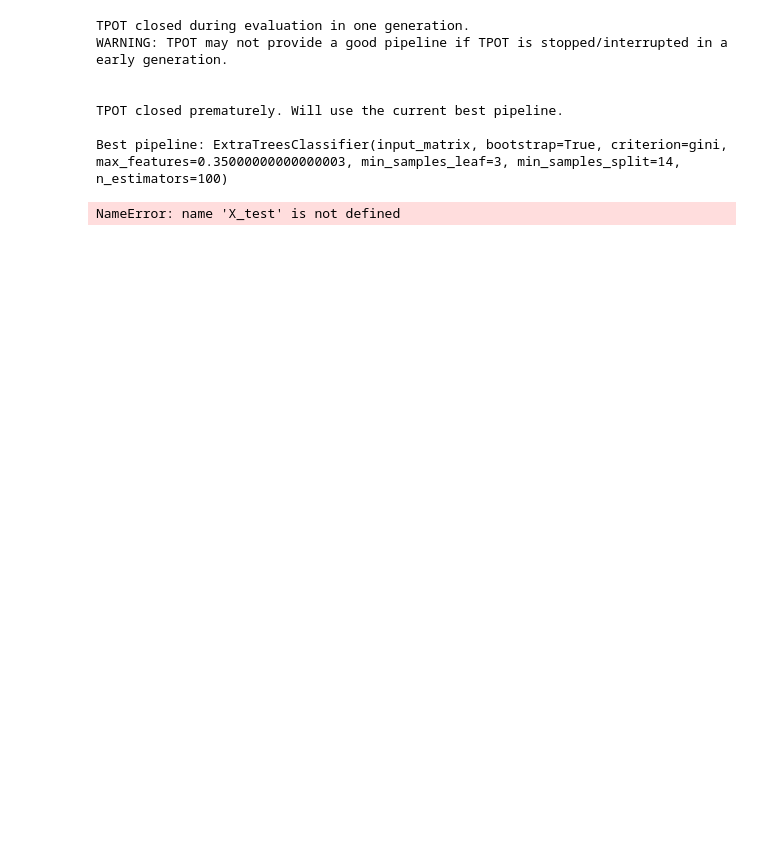
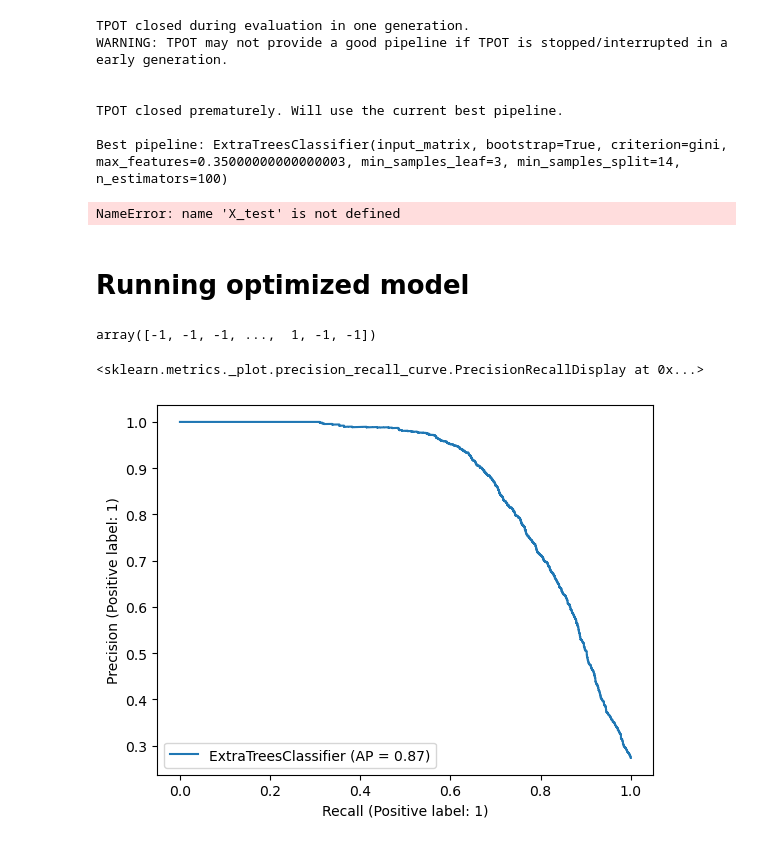
Before and after one commit to marcottelab/leca-proteomics, a Jupyter notebook: notebooks/test_tpot.ipynb, the cells around one changed output. Drawn from its saved outputs; the diff is of its cells as text; code cells hidden in the pictures; blank space fills up the shorter version.

```diff
--- a/notebooks/test_tpot.ipynb
+++ b/notebooks/test_tpot.ipynb
@@ -71,8 +73,18 @@ idx
 # %% [output]
 <generator object BaseShuffleSplit.split at 0x...>
 # %%
-for train_idx, test_idx in gss.split(X, y, groups):
+for test_idx, train_idx in gss.split(X, y, groups):
     X_train = X[train_idx]
     y_train = y[train_idx]
     X_test = X[test_idx]
     y_test = y[test_idx]
+
+# check split & label balance
+label, counts = np.unique(y_train, return_counts=True)
+label_counts_train = dict(zip(label, counts))
+label, counts = np.unique(y_test, return_counts=True)
+label_counts_test = dict(zip(label, counts))
+print(f'# train PPIs = {len(X_train)}')
+print(f' --> +/- label balance: {label_counts_train}')
+print(f'# test PPIs = {len(X_test)}')
+print(f' --> +/- label balance: {label_counts_test}')
@@ -93,3 +112,25 @@ TPOT closed prematurely. Will use the current best pipeline.
 
 Best pipeline: ExtraTreesClassifier(input_matrix, bootstrap=True, criterion=gini, max_features=0.35000000000000003, min_samples_leaf=3, min_samples_split=14, n_estimators=100)
 NameError: name 'X_test' is not defined
+# %% [markdown]
+# Running optimized model
+# %%
+clf = ExtraTreesClassifier(bootstrap=True,
+                           criterion="gini",
+                           max_features=0.7,
+                           min_samples_leaf=3,
+                           min_samples_split=14,
+                           n_estimators=100,
+                           n_jobs=8,
+                           random_state=13)
+# %%
+clf.fit(X_train, y_train)
+clf.predict(X_test)
+# %% [output]
+array([-1, -1, -1, ...,  1, -1, -1])
+# %%
+from sklearn.metrics import PrecisionRecallDisplay
+PrecisionRecallDisplay.from_estimator(clf, X_test, y_test)
+# %% [output]
+<sklearn.metrics._plot.precision_recall_curve.PrecisionRecallDisplay at 0x...>
+[figure, added]
```
Also changed, not shown: parts of 25 cells of this notebook, 5 other files.
